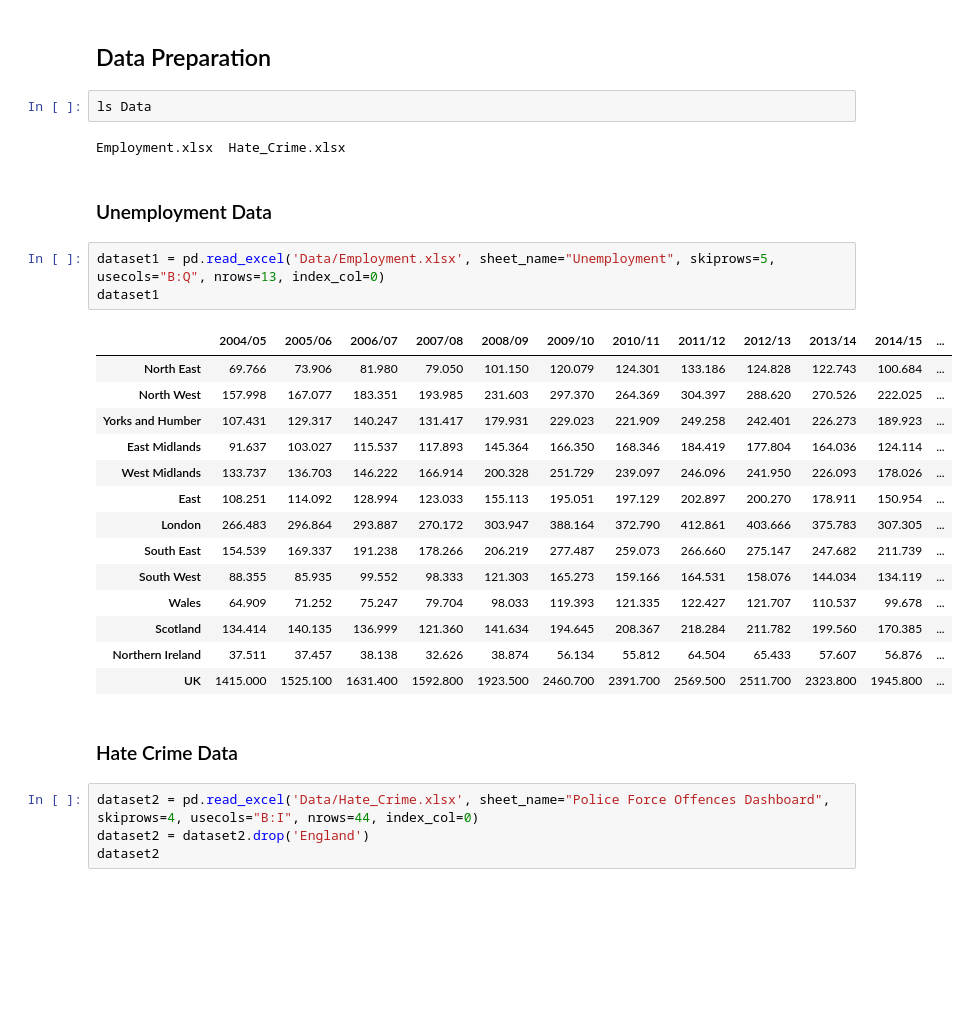
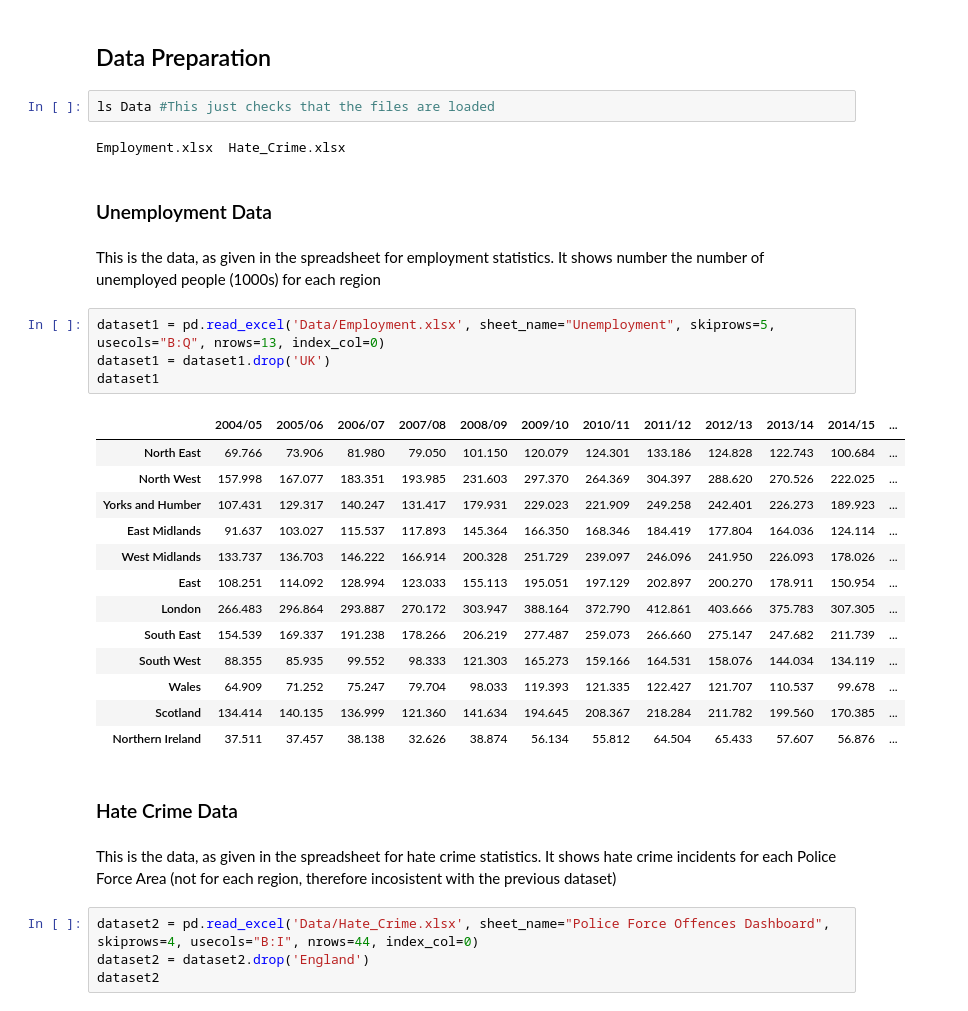
Before and after one commit to h-khandahari/parliament_data, a Jupyter notebook: notebook.ipynb, the cells around one changed output. Drawn from its saved outputs; the diff is of its cells as text; blank space fills up the shorter version.

```diff
--- a/notebook.ipynb
+++ b/notebook.ipynb
@@ -25,32 +20,38 @@ cd parliament_data
 /content/parliament_data
 # %% [markdown]
 ## Data Preparation
-# %%
-ls Data
-# %% [output]
-Employment.xlsx  Hate_Crime.xlsx
+# %%
+ls Data #This just checks that the files are loaded
+# %% [output]
+Employment.xlsx  Hate_Crime.xlsx
 # %% [markdown]
 ### Unemployment Data
+# %% [markdown]
+This is the data, as given in the spreadsheet for employment statistics.
+It shows number the number of unemployed people (1000s) for each region
 # %%
 dataset1 = pd.read_excel('Data/Employment.xlsx', sheet_name="Unemployment", skiprows=5, usecols="B:Q", nrows=13, index_col=0)
+dataset1 = dataset1.drop('UK')
 dataset1
 # %% [output]
 |  | 2004/05 | 2005/06 | 2006/07 | 2007/08 | 2008/09 | 2009/10 | 2010/11 | 2011/12 | 2012/13 | 2013/14 | 2014/15 | ... |
 | North East | 69.766 | 73.906 | 81.980 | 79.050 | 101.150 | 120.079 | 124.301 | 133.186 | 124.828 | 122.743 | 100.684 | ... |
 | North West | 157.998 | 167.077 | 183.351 | 193.985 | 231.603 | 297.370 | 264.369 | 304.397 | 288.620 | 270.526 | 222.025 | ... |
 | Yorks and Humber | 107.431 | 129.317 | 140.247 | 131.417 | 179.931 | 229.023 | 221.909 | 249.258 | 242.401 | 226.273 | 189.923 | ... |
 | East Midlands | 91.637 | 103.027 | 115.537 | 117.893 | 145.364 | 166.350 | 168.346 | 184.419 | 177.804 | 164.036 | 124.114 | ... |
 | West Midlands | 133.737 | 136.703 | 146.222 | 166.914 | 200.328 | 251.729 | 239.097 | 246.096 | 241.950 | 226.093 | 178.026 | ... |
 | East | 108.251 | 114.092 | 128.994 | 123.033 | 155.113 | 195.051 | 197.129 | 202.897 | 200.270 | 178.911 | 150.954 | ... |
 | London | 266.483 | 296.864 | 293.887 | 270.172 | 303.947 | 388.164 | 372.790 | 412.861 | 403.666 | 375.783 | 307.305 | ... |
 | South East | 154.539 | 169.337 | 191.238 | 178.266 | 206.219 | 277.487 | 259.073 | 266.660 | 275.147 | 247.682 | 211.739 | ... |
 | South West | 88.355 | 85.935 | 99.552 | 98.333 | 121.303 | 165.273 | 159.166 | 164.531 | 158.076 | 144.034 | 134.119 | ... |
 | Wales | 64.909 | 71.252 | 75.247 | 79.704 | 98.033 | 119.393 | 121.335 | 122.427 | 121.707 | 110.537 | 99.678 | ... |
 | Scotland | 134.414 | 140.135 | 136.999 | 121.360 | 141.634 | 194.645 | 208.367 | 218.284 | 211.782 | 199.560 | 170.385 | ... |
 | Northern Ireland | 37.511 | 37.457 | 38.138 | 32.626 | 38.874 | 56.134 | 55.812 | 64.504 | 65.433 | 57.607 | 56.876 | ... |
-| UK | 1415.000 | 1525.100 | 1631.400 | 1592.800 | 1923.500 | 2460.700 | 2391.700 | 2569.500 | 2511.700 | 2323.800 | 1945.800 | ... |
 # %% [markdown]
 ### Hate Crime Data
+# %% [markdown]
+This is the data, as given in the spreadsheet for hate crime statistics.
+It shows hate crime incidents for each Police Force Area (not for each region, therefore incosistent with the previous dataset)
 # %%
 dataset2 = pd.read_excel('Data/Hate_Crime.xlsx', sheet_name="Police Force Offences Dashboard", skiprows=4, usecols="B:I", nrows=44, index_col=0)
 dataset2 = dataset2.drop('England')
```
Also changed, not shown: parts of 14 cells of this notebook.
